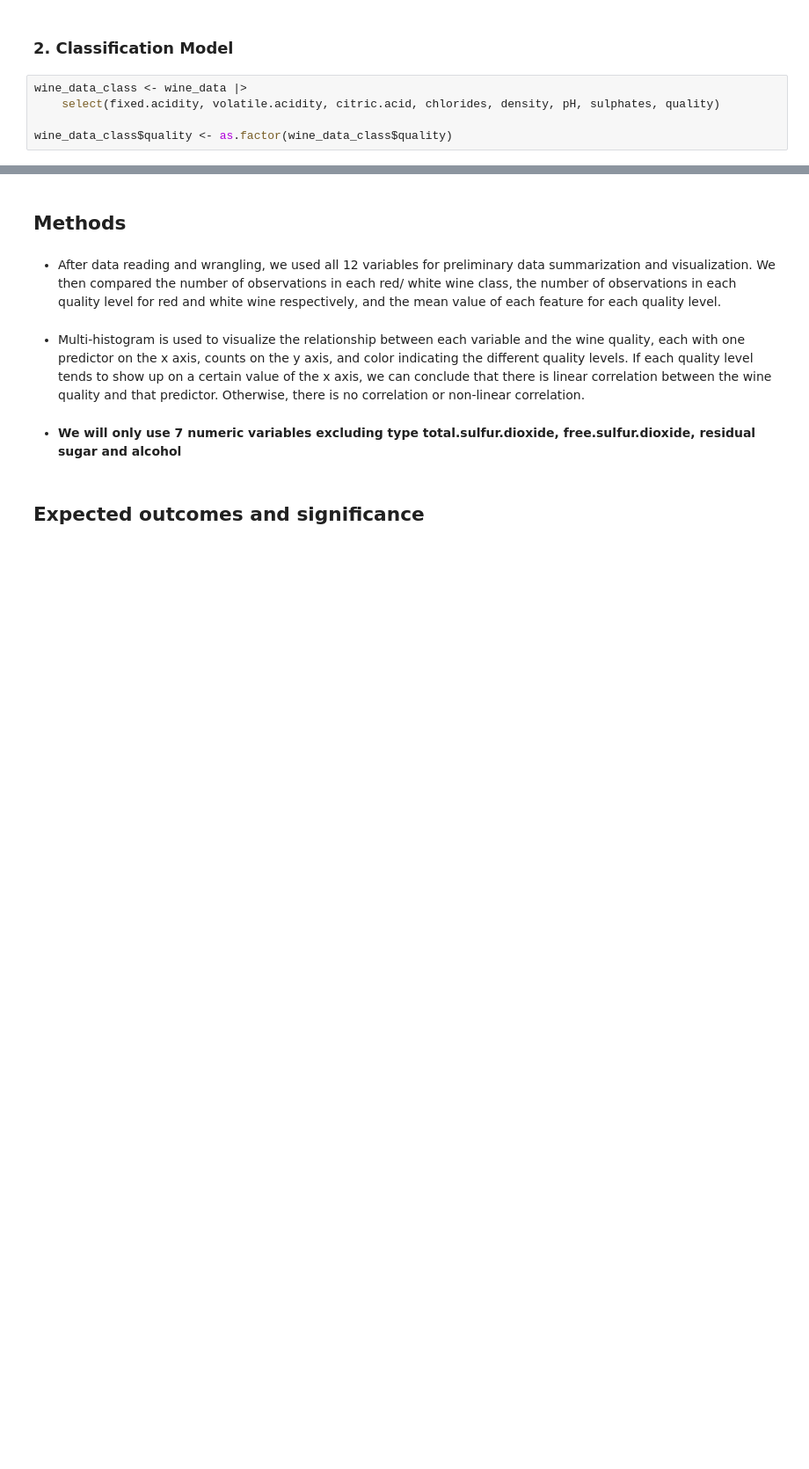
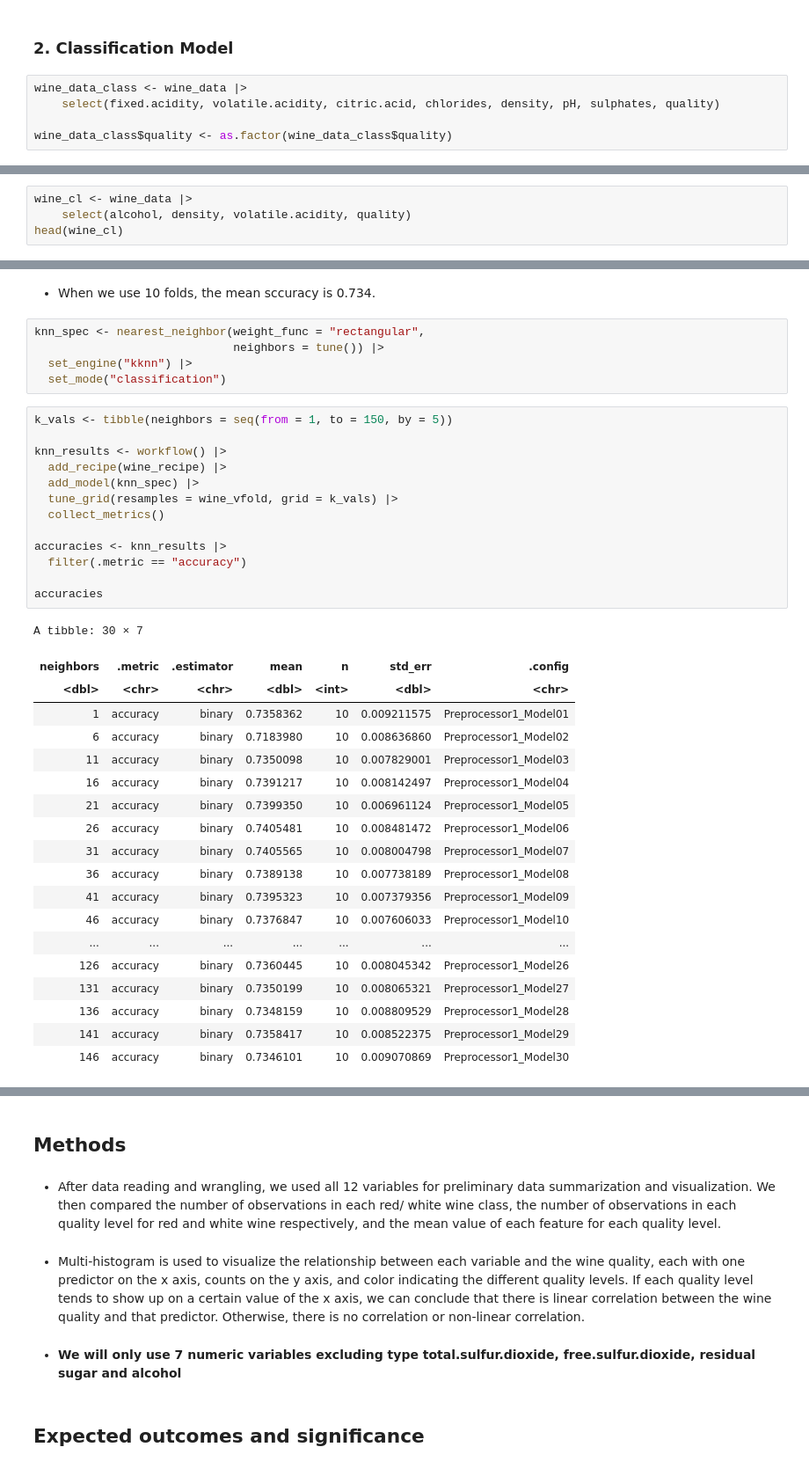
Before and after one commit to AlexNgGit/DSCI-GROUP-3, a Jupyter notebook: src/proposal.ipynb, the cells around one changed output, grey strips where cells are left out. Shown at 88% size. Saved outputs shown, nothing was run; the diff lists cells and outputs as text; blank space fills up the shorter version.

```diff
--- a/src/proposal.ipynb
+++ b/src/proposal.ipynb
@@ -204,0 +376,4 @@ knn_rmse
+# %%
+wine_cl <- wine_data |>
+    select(alcohol, density, volatile.acidity, quality)
+head(wine_cl)
@@ -204,0 +482,40 @@ knn_rmse
+# %% [markdown]
+- When we use 10 folds, the mean sccuracy is 0.734.
+# %%
+knn_spec <- nearest_neighbor(weight_func = "rectangular",
+                             neighbors = tune()) |>
+  set_engine("kknn") |>
+  set_mode("classification")
+# %%
+k_vals <- tibble(neighbors = seq(from = 1, to = 150, by = 5))
+
+knn_results <- workflow() |>
+  add_recipe(wine_recipe) |>
+  add_model(knn_spec) |>
+  tune_grid(resamples = wine_vfold, grid = k_vals) |>
+  collect_metrics()
+
+accuracies <- knn_results |>
+  filter(.metric == "accuracy")
+
+accuracies
+# %% [output]
+A tibble: 30 × 7
+| neighbors | .metric | .estimator | mean | n | std_err | .config |
+| <dbl> | <chr> | <chr> | <dbl> | <int> | <dbl> | <chr> |
+| 1 | accuracy | binary | 0.7358362 | 10 | 0.009211575 | Preprocessor1_Model01 |
+| 6 | accuracy | binary | 0.7183980 | 10 | 0.008636860 | Preprocessor1_Model02 |
+| 11 | accuracy | binary | 0.7350098 | 10 | 0.007829001 | Preprocessor1_Model03 |
+| 16 | accuracy | binary | 0.7391217 | 10 | 0.008142497 | Preprocessor1_Model04 |
+| 21 | accuracy | binary | 0.7399350 | 10 | 0.006961124 | Preprocessor1_Model05 |
+| 26 | accuracy | binary | 0.7405481 | 10 | 0.008481472 | Preprocessor1_Model06 |
+| 31 | accuracy | binary | 0.7405565 | 10 | 0.008004798 | Preprocessor1_Model07 |
+| 36 | accuracy | binary | 0.7389138 | 10 | 0.007738189 | Preprocessor1_Model08 |
+| 41 | accuracy | binary | 0.7395323 | 10 | 0.007379356 | Preprocessor1_Model09 |
+| 46 | accuracy | binary | 0.7376847 | 10 | 0.007606033 | Preprocessor1_Model10 |
+| ... | ... | ... | ... | ... | ... | ... |
+| 126 | accuracy | binary | 0.7360445 | 10 | 0.008045342 | Preprocessor1_Model26 |
+| 131 | accuracy | binary | 0.7350199 | 10 | 0.008065321 | Preprocessor1_Model27 |
+| 136 | accuracy | binary | 0.7348159 | 10 | 0.008809529 | Preprocessor1_Model28 |
+| 141 | accuracy | binary | 0.7358417 | 10 | 0.008522375 | Preprocessor1_Model29 |
+| 146 | accuracy | binary | 0.7346101 | 10 | 0.009070869 | Preprocessor1_Model30 |
```
Also changed, not shown: parts of 35 cells of this notebook.
